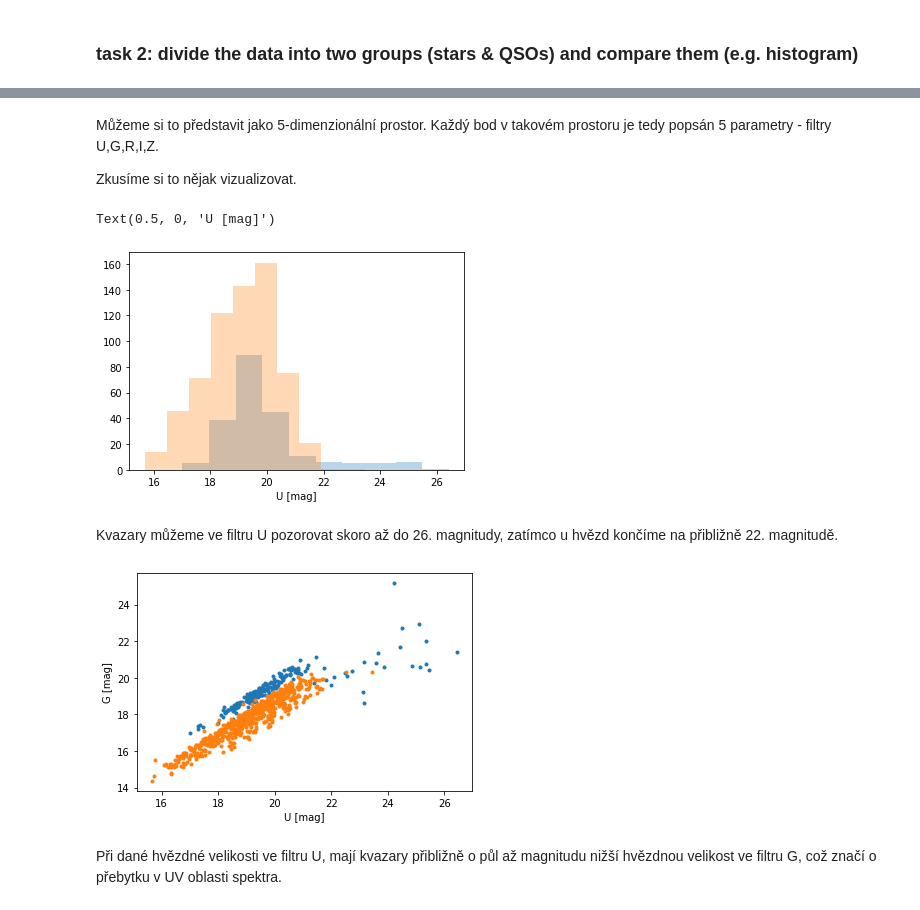
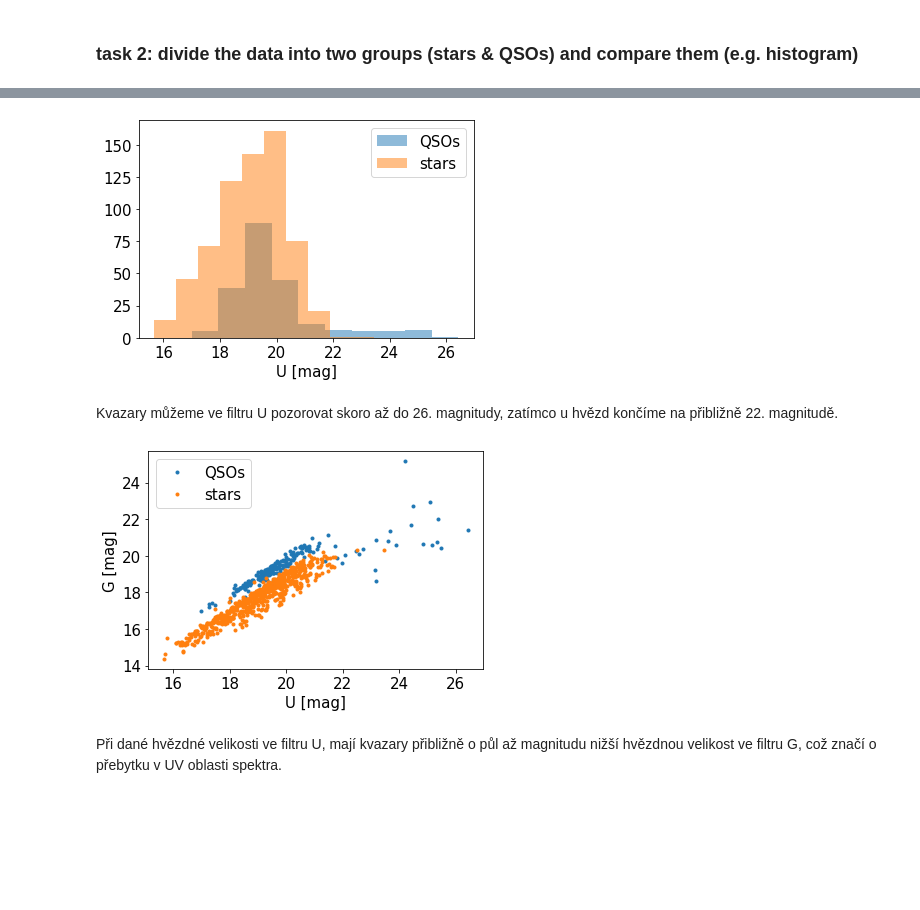
Before and after one commit to tomasplsek/AstroML, a Jupyter notebook: 02_decision_tree.ipynb, the cells around one changed output, grey strips where cells are left out. Drawn from its saved outputs; the diff is of its cells as text; code cells hidden in the pictures; blank space fills up the shorter version.

```diff
--- a/02_decision_tree.ipynb
+++ b/02_decision_tree.ipynb
@@ -442,22 +452,19 @@ KeyError: ignored
-# %% [markdown]
-Můžeme si to představit jako 5-dimenzionální prostor. Každý bod v takovém prostoru je tedy popsán 5 parametry - filtry U,G,R,I,Z.
-
-Zkusíme si to nějak vizualizovat.
 # %%
-plt.hist(QSOs.u, alpha=0.3)
-plt.hist(stars.u, alpha=0.3)
-plt.xlabel("U [mag]")
+plt.hist(QSOs.u, alpha=0.5, label="QSOs")
+plt.hist(stars.u, alpha=0.5, label="stars")
+plt.legend()
+plt.xlabel("U [mag]");
 # %% [output]
-Text(0.5, 0, 'U [mag]')
-[figure, old version]
+[figure, new version]
 # %% [markdown]
 Kvazary můžeme ve filtru U pozorovat skoro až do 26. magnitudy, zatímco u hvězd končíme na přibližně 22. magnitudě.
 # %%
-plt.plot(QSOs.u, QSOs.g, ".")
-plt.plot(stars.u, stars.g, ".")
+plt.plot(QSOs.u, QSOs.g, ".", label="QSOs")
+plt.plot(stars.u, stars.g, ".", label="stars")
+plt.legend()
 plt.xlabel("U [mag]")
 plt.ylabel("G [mag]");
 # %% [output]
-[figure, old version]
+[figure, new version]
 # %% [markdown]
 Při dané hvězdné velikosti ve filtru U, mají kvazary přibližně o půl až magnitudu nižší hvězdnou velikost ve filtru G, což značí o přebytku v UV oblasti spektra.
```
Also changed, not shown: parts of 14 cells of this notebook.
